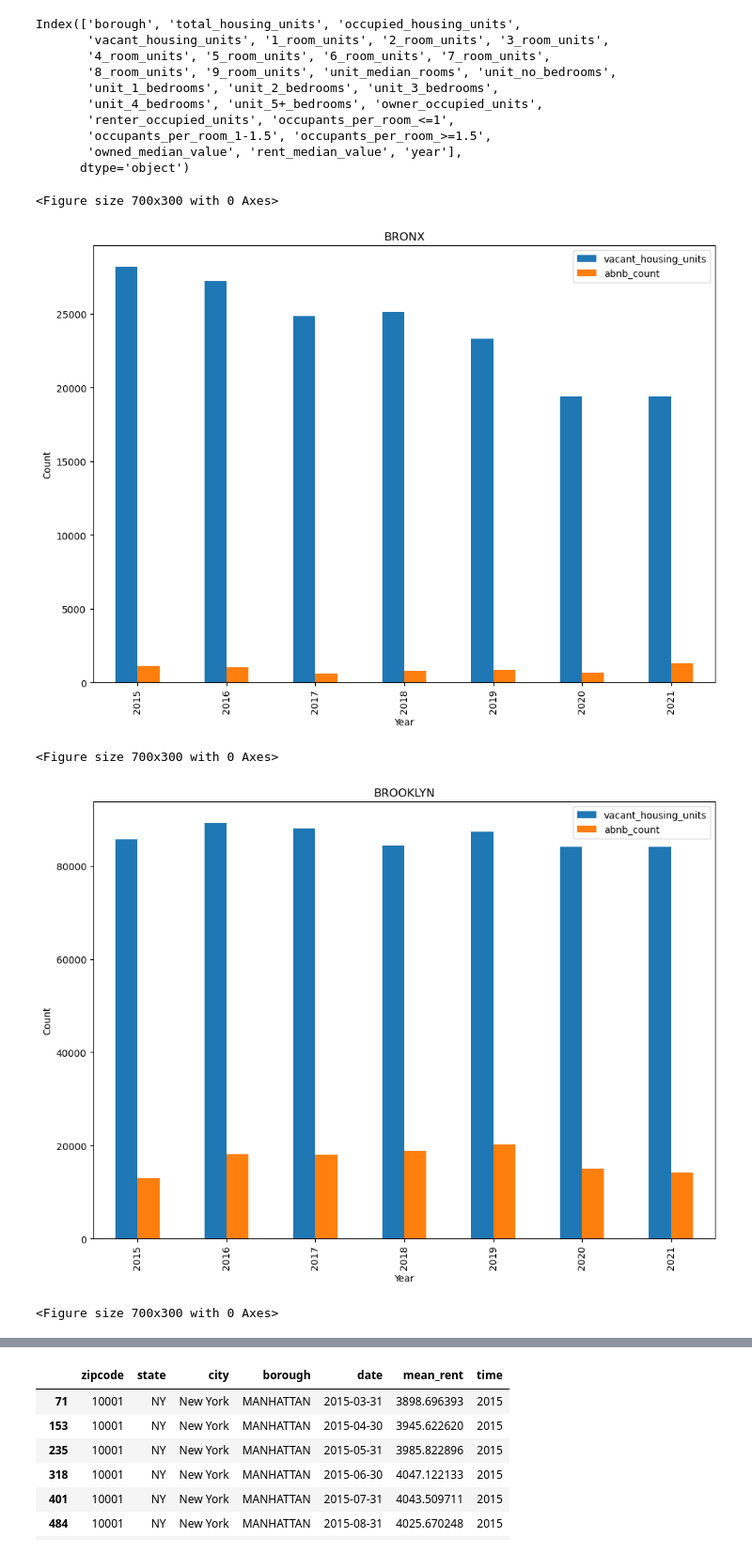
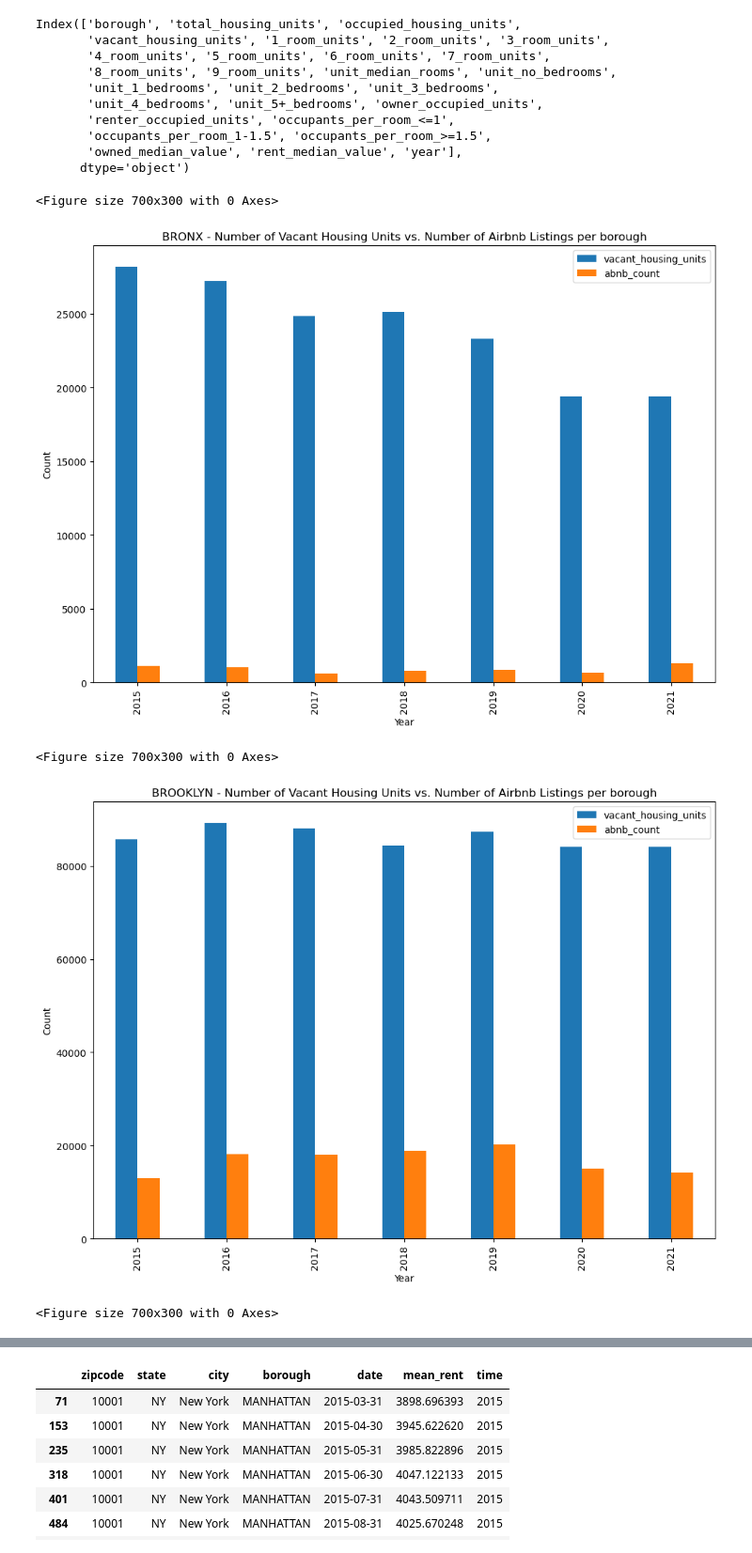
Before and after one commit to hpuma/Airbnb_Rental_Project, a Jupyter notebook: vis/inside_airbnb_eda_sergio.ipynb, the cells around one changed output, grey strips where cells are left out. Shown at 94% size. Saved outputs shown, nothing was run; the diff lists cells and outputs as text; code cells hidden in the pictures.

```diff
--- a/vis/inside_airbnb_eda_sergio.ipynb
+++ b/vis/inside_airbnb_eda_sergio.ipynb
@@ -190,19 +276,19 @@ boro_list = list(pltf['borough'].unique())
 # %%
 for boro in boro_list:
     plt.figure(figsize =(7,3))
     pltf[pltf['borough'] == boro].plot.bar(x='year')
     plt.xlabel('Year')
     plt.ylabel('Count')
-    plt.title(boro)
+    plt.title(boro+' - Number of Vacant Housing Units vs. Number of Airbnb Listings per borough')
     plt.show()
 
 #pltf.plot.bar(x='borough')
 #plt.xticks(rotation=0)
 #plt.legend(bbox_to_anchor=(1.05, 1), loc='upper left')
 #plt.show()
 # %% [output]
 <Figure size 700x300 with 0 Axes>
-[figure, old version]
+[figure, new version]
 <Figure size 700x300 with 0 Axes>
-[figure, old version]
+[figure, new version]
 <Figure size 700x300 with 0 Axes>
```
Also changed, not shown: parts of 19 cells of this notebook, 1 other file.
